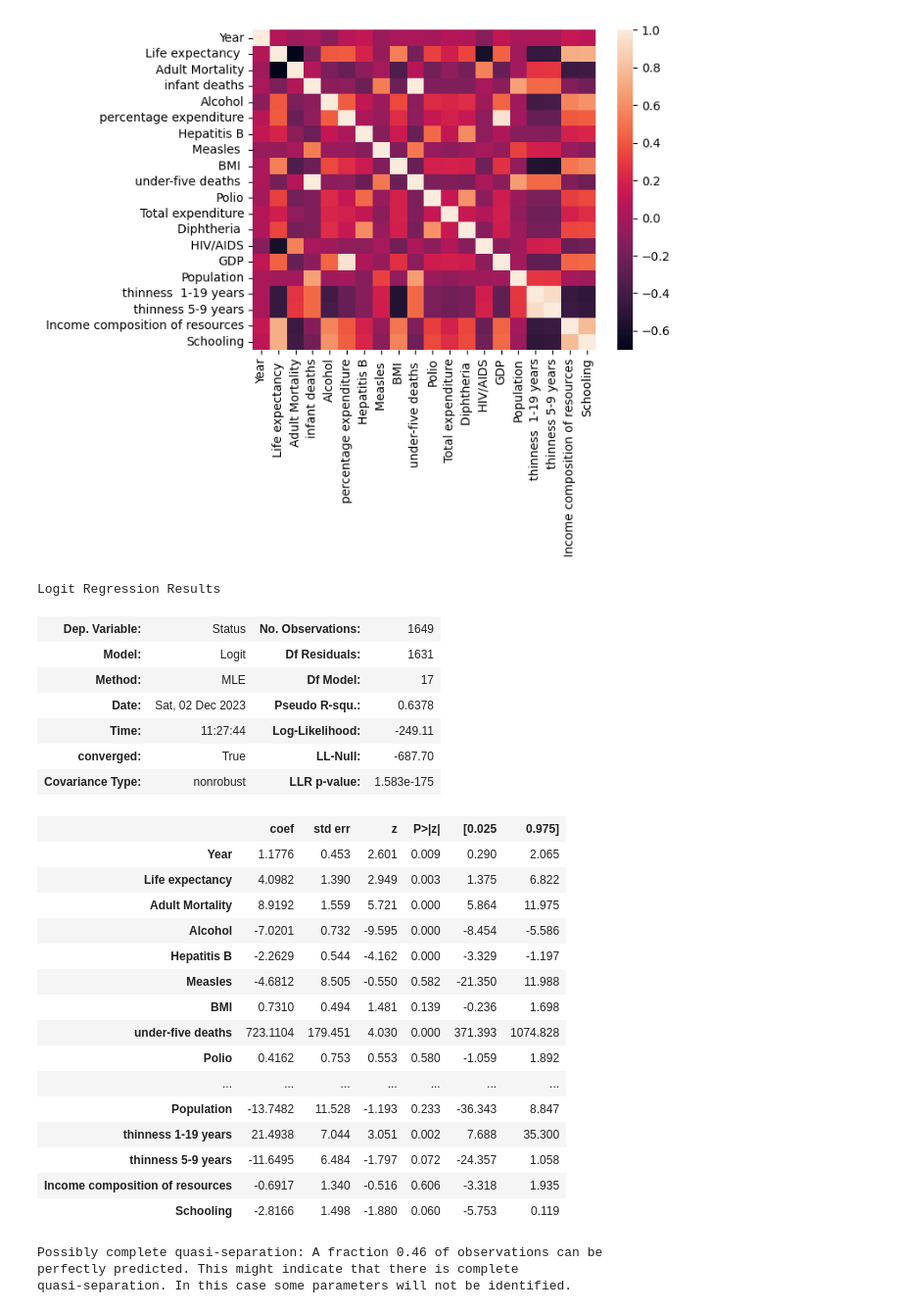
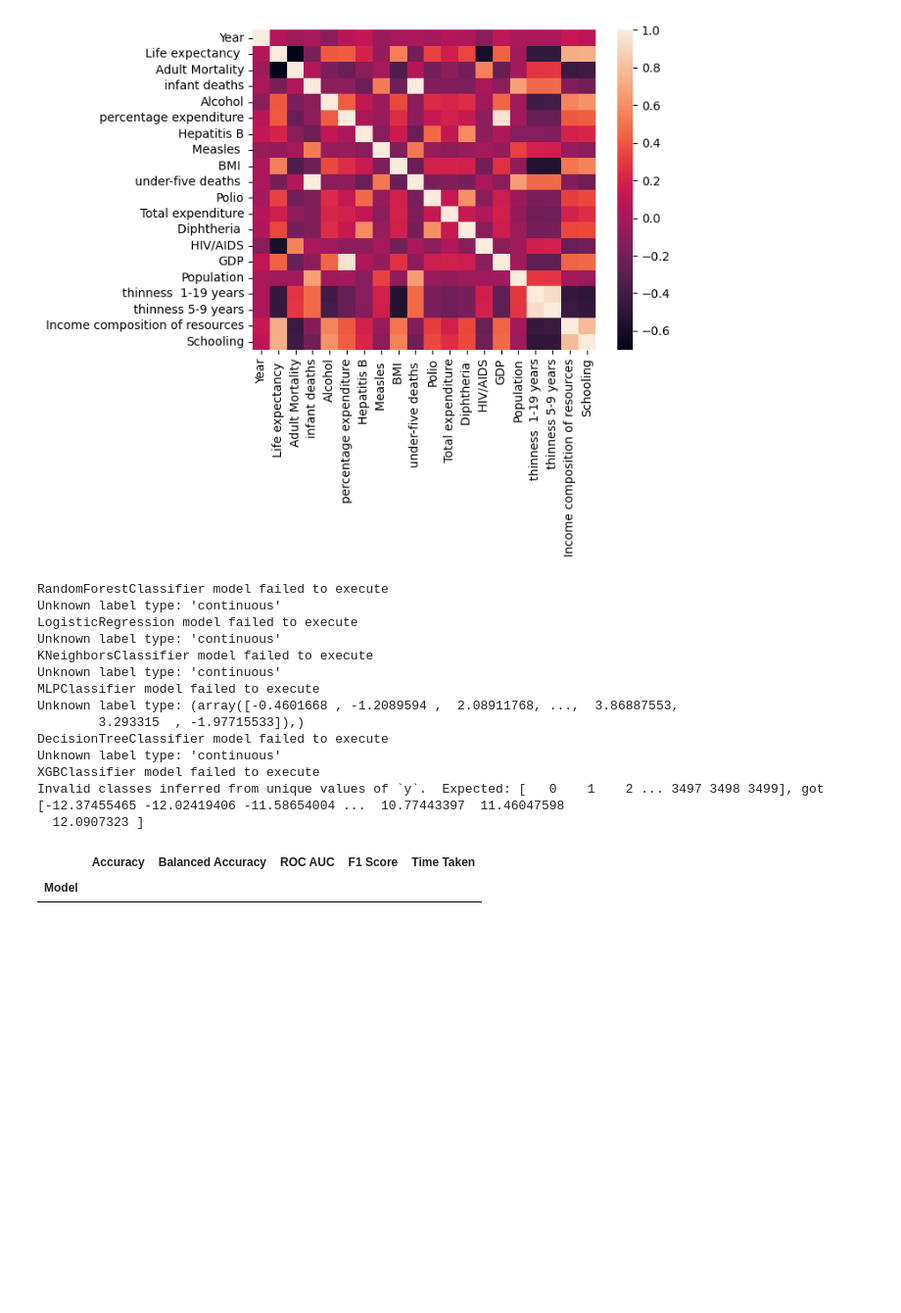
Before and after one commit to Versus-91/blackboxofmachinelearning, a Jupyter notebook: black_box_pdp_feature_importace.ipynb, the cells around one changed output. Shown: that part at 98% size. Cells and saved outputs as stored; diff of their text form; code cells hidden in the pictures; blank space fills up the shorter version.

```diff
--- a/black_box_pdp_feature_importace.ipynb
+++ b/black_box_pdp_feature_importace.ipynb
@@ -246,41 +171,37 @@ logdata.describe().T
 y = logdata["Status"]
 X_data = logdata.drop(["Status"], axis=1)
 X = (X_data - np.min(X_data))/(np.max(X_data) - np.min(X_data)).values
-# %%
-import statsmodels.api as sm
-import statsmodels.formula.api as smf
-
-loj = sm.Logit(y, X)
-loj_model= loj.fit(method='lbfgs',maxiter=1000)
-loj_model.summary()
-# %% [output]
-Logit Regression Results
-| Dep. Variable: | Status | No. Observations: | 1649 |
-| Model: | Logit | Df Residuals: | 1631 |
-| Method: | MLE | Df Model: | 17 |
-| Date: | Sat, 02 Dec 2023 | Pseudo R-squ.: | 0.6378 |
-| Time: | 11:27:44 | Log-Likelihood: | -249.11 |
-| converged: | True | LL-Null: | -687.70 |
-| Covariance Type: | nonrobust | LLR p-value: | 1.583e-175 |
-|  | coef | std err | z | P>|z| | [0.025 | 0.975] |
-| Year | 1.1776 | 0.453 | 2.601 | 0.009 | 0.290 | 2.065 |
-| Life expectancy | 4.0982 | 1.390 | 2.949 | 0.003 | 1.375 | 6.822 |
-| Adult Mortality | 8.9192 | 1.559 | 5.721 | 0.000 | 5.864 | 11.975 |
-| Alcohol | -7.0201 | 0.732 | -9.595 | 0.000 | -8.454 | -5.586 |
-| Hepatitis B | -2.2629 | 0.544 | -4.162 | 0.000 | -3.329 | -1.197 |
-| Measles | -4.6812 | 8.505 | -0.550 | 0.582 | -21.350 | 11.988 |
-| BMI | 0.7310 | 0.494 | 1.481 | 0.139 | -0.236 | 1.698 |
-| under-five deaths | 723.1104 | 179.451 | 4.030 | 0.000 | 371.393 | 1074.828 |
-| Polio | 0.4162 | 0.753 | 0.553 | 0.580 | -1.059 | 1.892 |
-| ... | ... | ... | ... | ... | ... | ... |
-| Population | -13.7482 | 11.528 | -1.193 | 0.233 | -36.343 | 8.847 |
-| thinness 1-19 years | 21.4938 | 7.044 | 3.051 | 0.002 | 7.688 | 35.300 |
-| thinness 5-9 years | -11.6495 | 6.484 | -1.797 | 0.072 | -24.357 | 1.058 |
-| Income composition of resources | -0.6917 | 1.340 | -0.516 | 0.606 | -3.318 | 1.935 |
-| Schooling | -2.8166 | 1.498 | -1.880 | 0.060 | -5.753 | 0.119 |
-Possibly complete quasi-separation: A fraction 0.46 of observations can be
-perfectly predicted. This might indicate that there is complete
-quasi-separation. In this case some parameters will not be identified.
+# %%
+import statsmodels.api as sm
+import statsmodels.formula.api as smf
+from lazypredict.Supervised import LazyClassifier
+X_train, X_test, y_train, y_test = train_test_split(X, y,test_size=0.3,random_state =123)
+
+clf = LazyClassifier(verbose=0,
+                     ignore_warnings=False,
+                     custom_metric=None,
+                     predictions=True,
+                     classifiers=[RandomForestClassifier, LogisticRegression, KNeighborsClassifier,MLPClassifier,DecisionTreeClassifier,xgb.XGBClassifier])
+models,predictions = clf.fit(X_train, X_test, y_train, y_test)
+
+models
+# %% [output]
+RandomForestClassifier model failed to execute
+Unknown label type: 'continuous'
+LogisticRegression model failed to execute
+Unknown label type: 'continuous'
+KNeighborsClassifier model failed to execute
+Unknown label type: 'continuous'
+MLPClassifier model failed to execute
+Unknown label type: (array([-0.4601668 , -1.2089594 ,  2.08911768, ...,  3.86887553,
+        3.293315  , -1.97715533]),)
+DecisionTreeClassifier model failed to execute
+Unknown label type: 'continuous'
+XGBClassifier model failed to execute
+Invalid classes inferred from unique values of `y`.  Expected: [   0    1    2 ... 3497 3498 3499], got [-12.37455465 -12.02419406 -11.58654004 ...  10.77443397  11.46047598
+  12.0907323 ]
+|  | Accuracy | Balanced Accuracy | ROC AUC | F1 Score | Time Taken |
+| Model |  |  |  |  |  |
 # %%
 # Initialize the Logistic Regression model
 logreg = LogisticRegression(penalty='none',solver='lbfgs',max_iter=1000)
```
Also changed, not shown: parts of 3 cells of this notebook, 12 other files.
